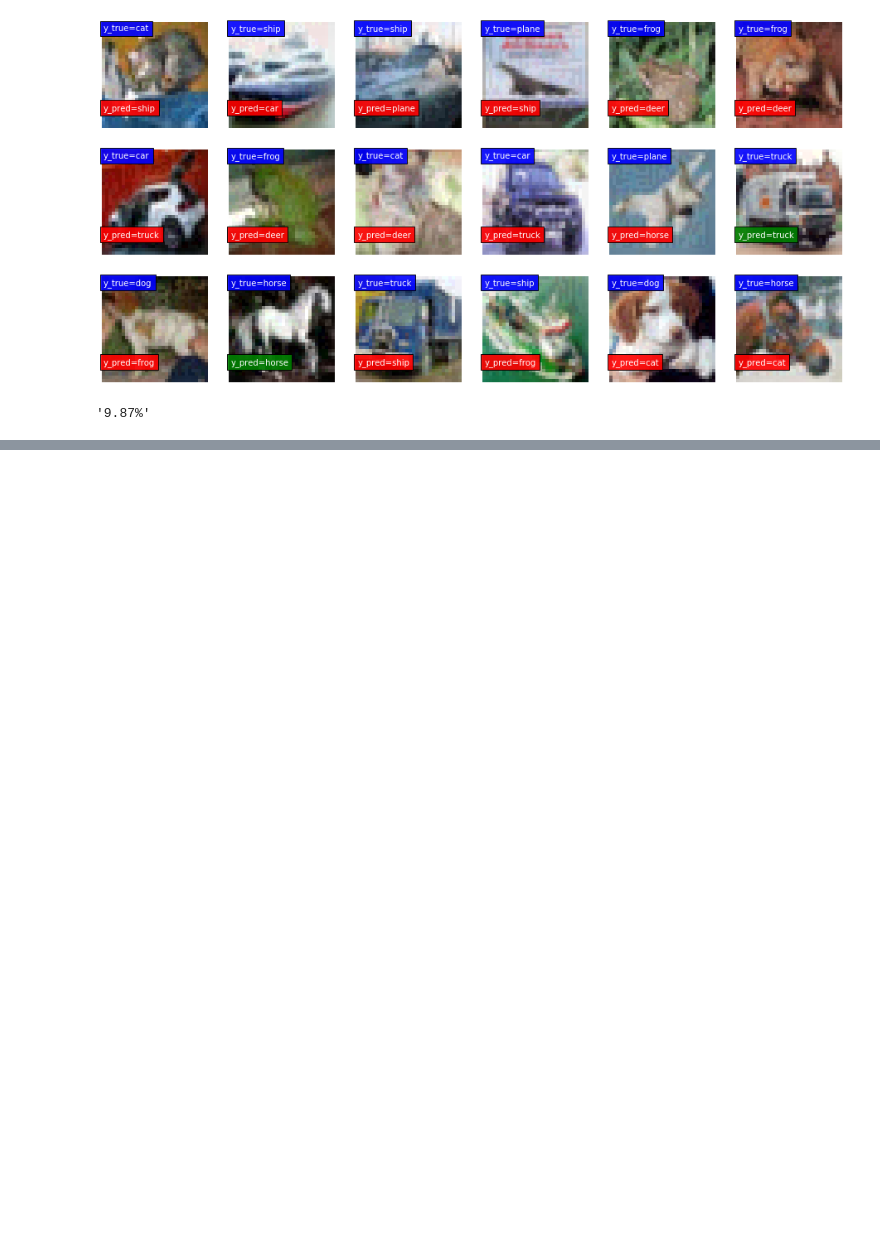
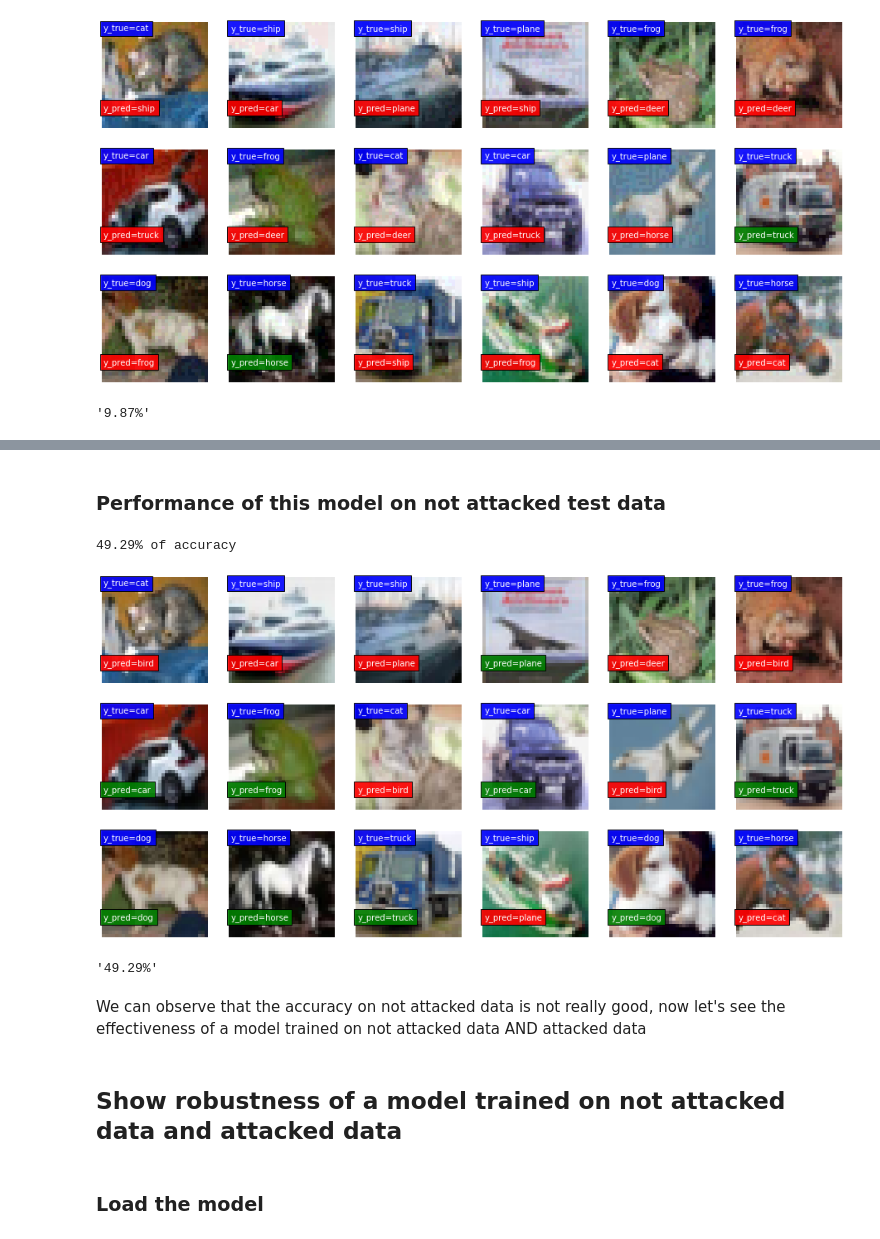
Before and after one commit to brash6/adversarial_attack_image_classif, a Jupyter notebook: Adversarial_Attacks_Project_Summary.ipynb, the cells around one changed output, grey strips where cells are left out. Saved outputs shown, nothing was run; the diff lists cells and outputs as text; code cells hidden in the pictures; blank space fills up the shorter version.

```diff
--- a/Adversarial_Attacks_Project_Summary.ipynb
+++ b/Adversarial_Attacks_Project_Summary.ipynb
@@ -98,0 +142,14 @@ visualization.show_dataset_and_predictions(x_test_attacked, y_test, model)
+# %% [markdown]
+### Performance of this model on not attacked test data
+# %%
+visualization.show_dataset_and_predictions(x_test, y_test, robust_model)
+# %% [output]
+49.29% of accuracy
+[figure, added]
+'49.29%'
+# %% [markdown]
+We can observe that the accuracy on not attacked data is not really good, now let's see the effectiveness of a model trained on not attacked data AND attacked data
+# %% [markdown]
+## Show robustness of a model trained on not attacked data and attacked data
+# %% [markdown]
+### Load the model
```
Also changed, not shown: parts of 30 cells of this notebook, 1 other file.
